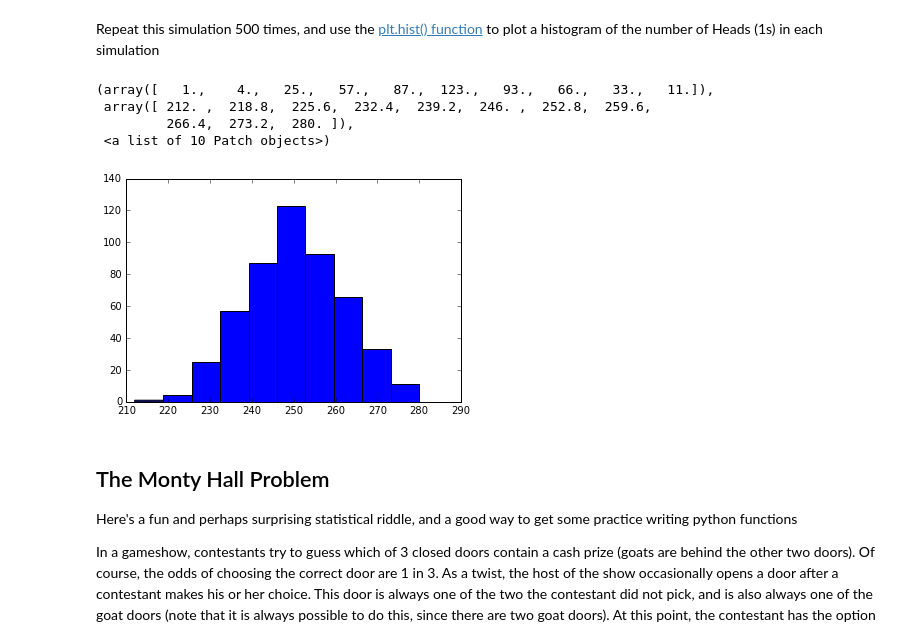
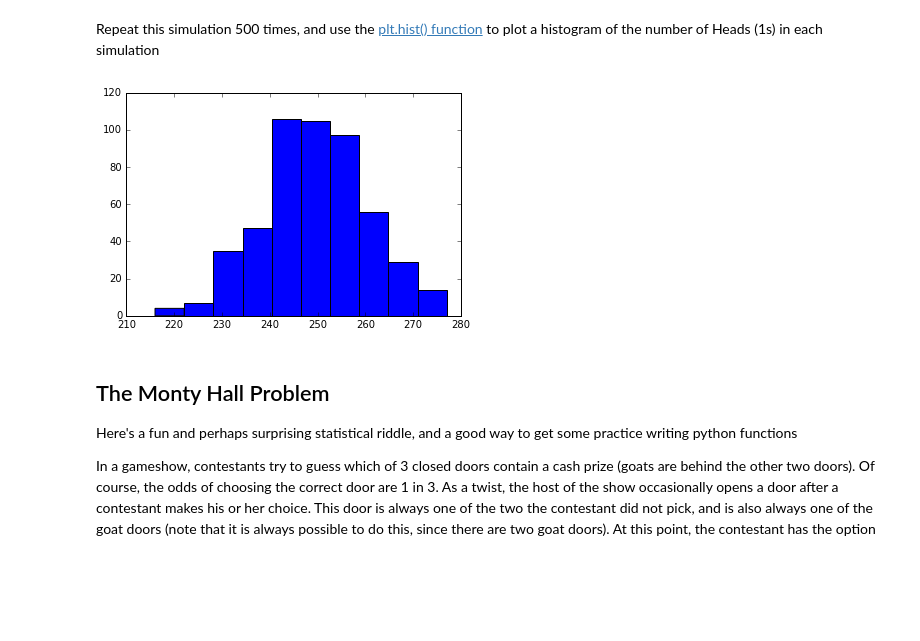
Before and after one commit to dattala/content, a Jupyter notebook: HW0.ipynb, the cells around one changed output. Saved outputs shown, nothing was run; the diff lists cells and outputs as text; code cells hidden in the pictures; blank space fills up the shorter version.

```diff
--- a/HW0.ipynb
+++ b/HW0.ipynb
@@ -224,13 +224,10 @@ number of heads: 261
 Repeat this simulation 500 times, and use the [plt.hist() function](http://matplotlib.org/api/pyplot_api.html#matplotlib.pyplot.hist) to plot a histogram of the number of Heads (1s) in each simulation
 # %%
 #your code here
-plt.hist(np.random.binomial(500,.5,500))
+heads = np.random.binomial(500,.5,size=500)
+histo = plt.hist(heads)
 # %% [output]
-(array([   1.,    4.,   25.,   57.,   87.,  123.,   93.,   66.,   33.,   11.]),
- array([ 212. ,  218.8,  225.6,  232.4,  239.2,  246. ,  252.8,  259.6,
-         266.4,  273.2,  280. ]),
- <a list of 10 Patch objects>)
-[figure, old version]
+[figure, new version]
 # %% [markdown]
 ## The Monty Hall Problem
 
```
Also changed, not shown: parts of 11 cells of this notebook.
